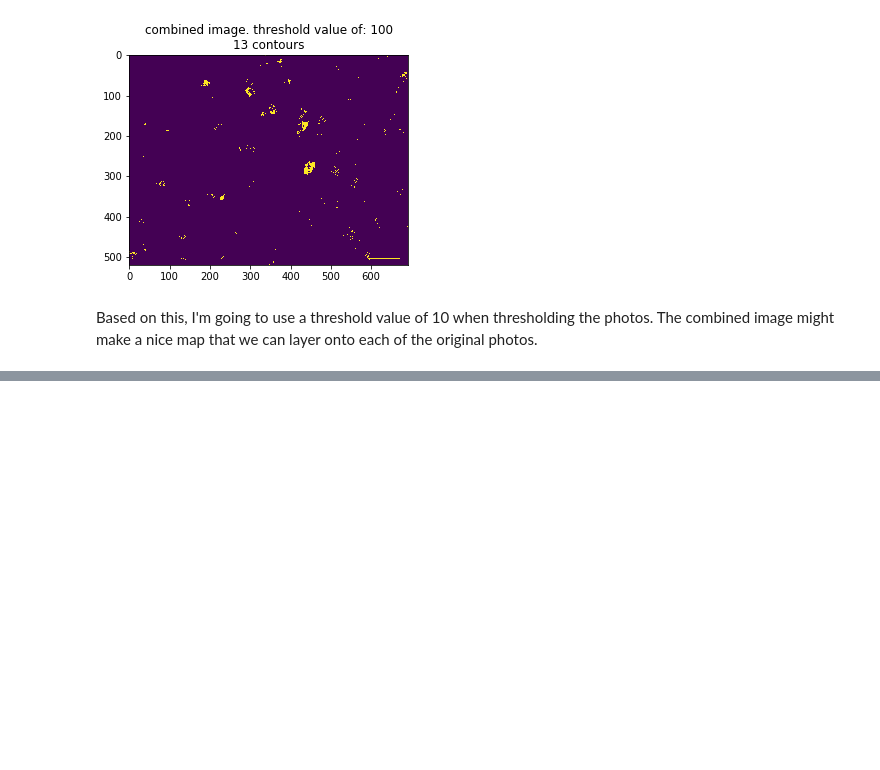
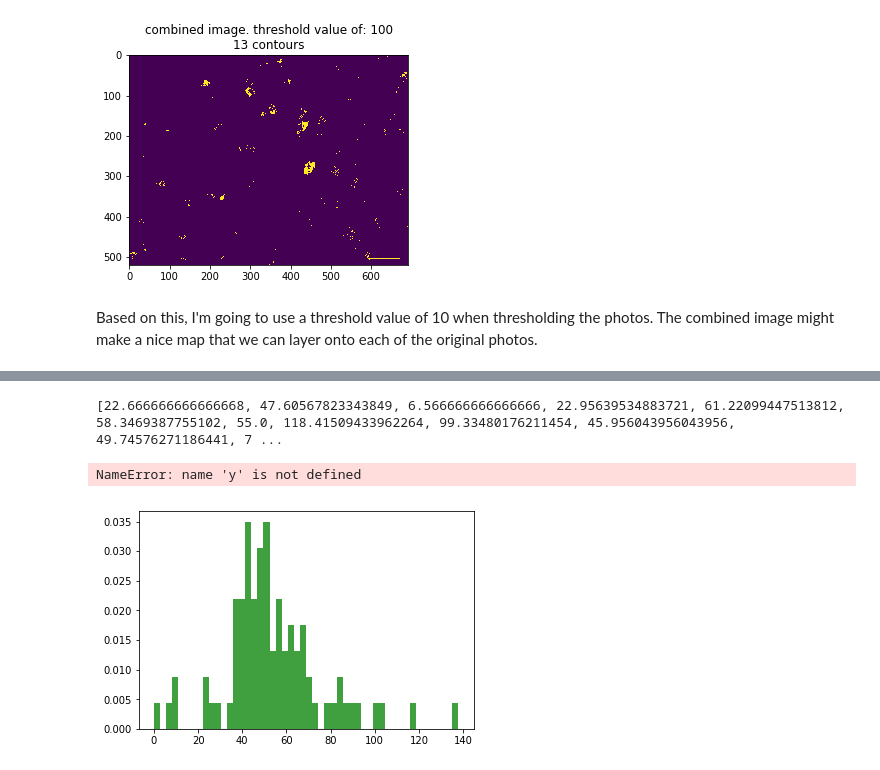
Before and after one commit to lukereding/detect_fluorescent_overlap, a Jupyter notebook: notebook.ipynb, the cells around one changed output, grey strips where cells are left out. Cells and saved outputs as stored; diff of their text form; code cells hidden in the pictures; blank space fills up the shorter version.

```diff
--- a/notebook.ipynb
+++ b/notebook.ipynb
@@ -290,0 +305,15 @@ array([[[0, 0, 4],
+# %%
+
+
+green= []
+for x in image2_intensity:
+    green.append(x[1])
+n, bins, patches = plt.hist(green, 50, normed=1, facecolor='green', alpha=0.75)
+print(green)
+l = plt.plot(bins, y, 'r--', linewidth=1)
+plt.title("distribution of green in the cells")
+plt.show()
+# %% [output]
+[22.666666666666668, 47.60567823343849, 6.566666666666666, 22.95639534883721, 61.22099447513812, 58.3469387755102, 55.0, 118.41509433962264, 99.33480176211454, 45.956043956043956, 49.74576271186441, 7 ...
+NameError: name 'y' is not defined
+[figure, added]
```
Also changed, not shown: parts of 8 cells of this notebook.
